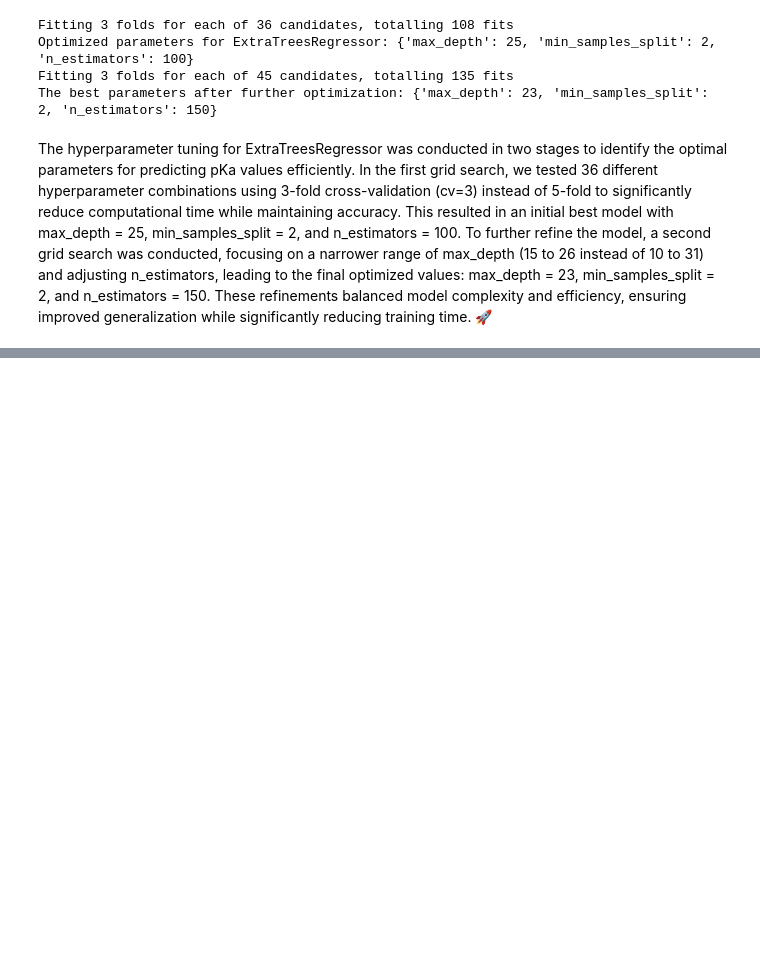
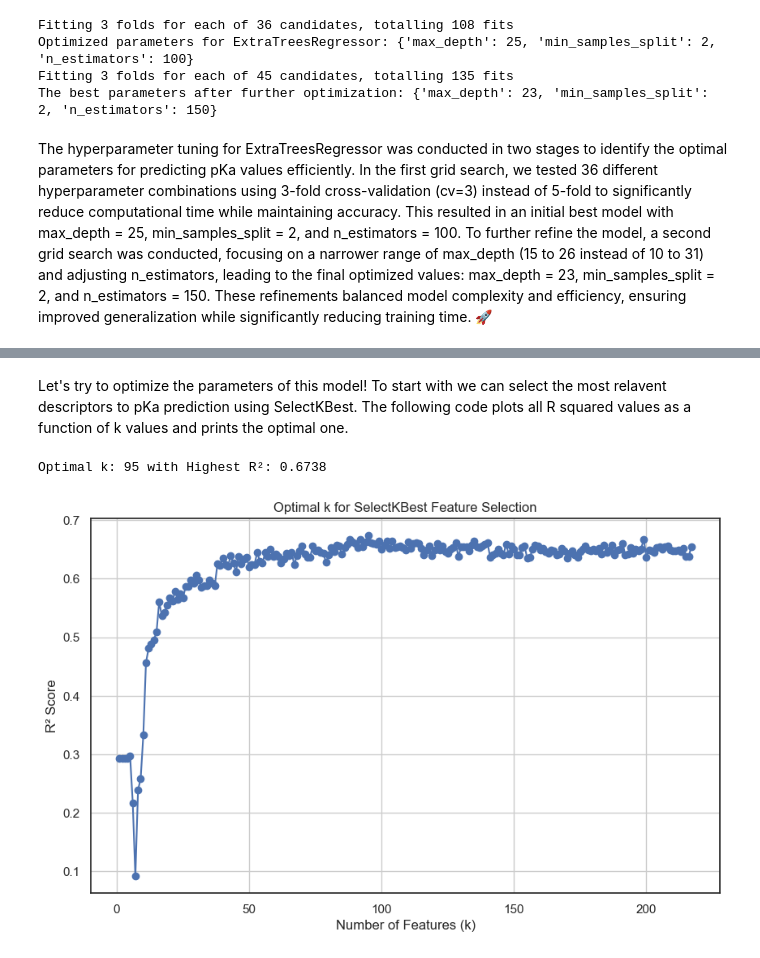
Before and after one commit to anastasiafloris/pKaPredict, a Jupyter notebook: notebooks/ProjectReport*.ipynb, the cells around one changed output, grey strips where cells are left out. Drawn from its saved outputs; the diff is of its cells as text; code cells hidden in the pictures; blank space fills up the shorter version.

```diff
--- a/notebooks/ProjectReport*.ipynb
+++ b/notebooks/ProjectReport*.ipynb
@@ -515,0 +580,51 @@ The hyperparameter tuning for ExtraTreesRegressor was conducted in two stages to
+# %% [markdown]
+Let's try to optimize the parameters of this model! To start with we can select the most relavent descriptors to pKa prediction using SelectKBest. The following code plots all R squared values as a function of k values and prints the optimal one.
+# %%
+import numpy as np
+import matplotlib.pyplot as plt
+from sklearn.feature_selection import SelectKBest, f_regression
+from sklearn.ensemble import ExtraTreesRegressor
+from sklearn.metrics import r2_score
+
+# Define range of k values (from 1 to total number of features, step 1)
+k_values = list(range(1, X_train_scaled.shape[1] + 1))
+
+# Store R² scores for each k
+r2_scores = []
+
+# Loop through k values and train ExtraTreesRegressor
+for k in k_values:
+    # Select top k features
+    selector = SelectKBest(score_func=f_regression, k=k)
+    X_train_selected = selector.fit_transform(X_train_scaled, y_train)
+    X_valid_selected = selector.transform(X_valid_scaled)
+
+    # Train ExtraTreesRegressor with selected features
+    model = ExtraTreesRegressor(n_estimators=150, max_depth=23, min_samples_split=2, random_state=42)
+    model.fit(X_train_selected, y_train)
+
+    # Make predictions
+    y_preds = model.predict(X_valid_selected)
+
+    # Compute R² score
+    r2 = r2_score(y_valid, y_preds)
+    r2_scores.append(r2)
+
+# Find the optimal k value
+optimal_k = k_values[np.argmax(r2_scores)]
+best_r2 = max(r2_scores)
+
+# Print optimal k value with highest R²
+print(f"Optimal k: {optimal_k} with Highest R²: {best_r2:.4f}")
+
+# Plot R² Scores vs. k Values
+plt.figure(figsize=(10, 6))
+plt.plot(k_values, r2_scores, marker='o', linestyle='-', color='b')
+plt.xlabel("Number of Features (k)")
+plt.ylabel("R² Score")
+plt.title("Optimal k for SelectKBest Feature Selection")
+plt.grid()
+plt.show()
+# %% [output]
+Optimal k: 95 with Highest R²: 0.6738
+[figure, added]
```
Also changed, not shown: parts of 1 cell of this notebook, 5 other files.
